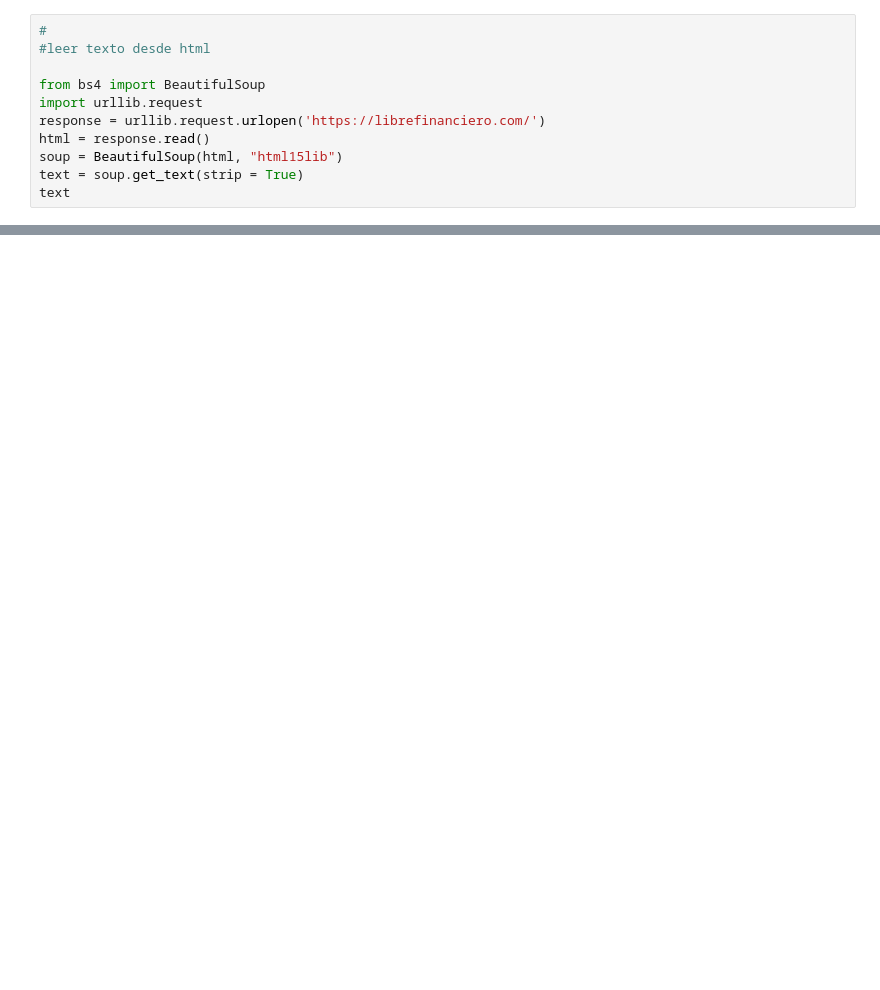
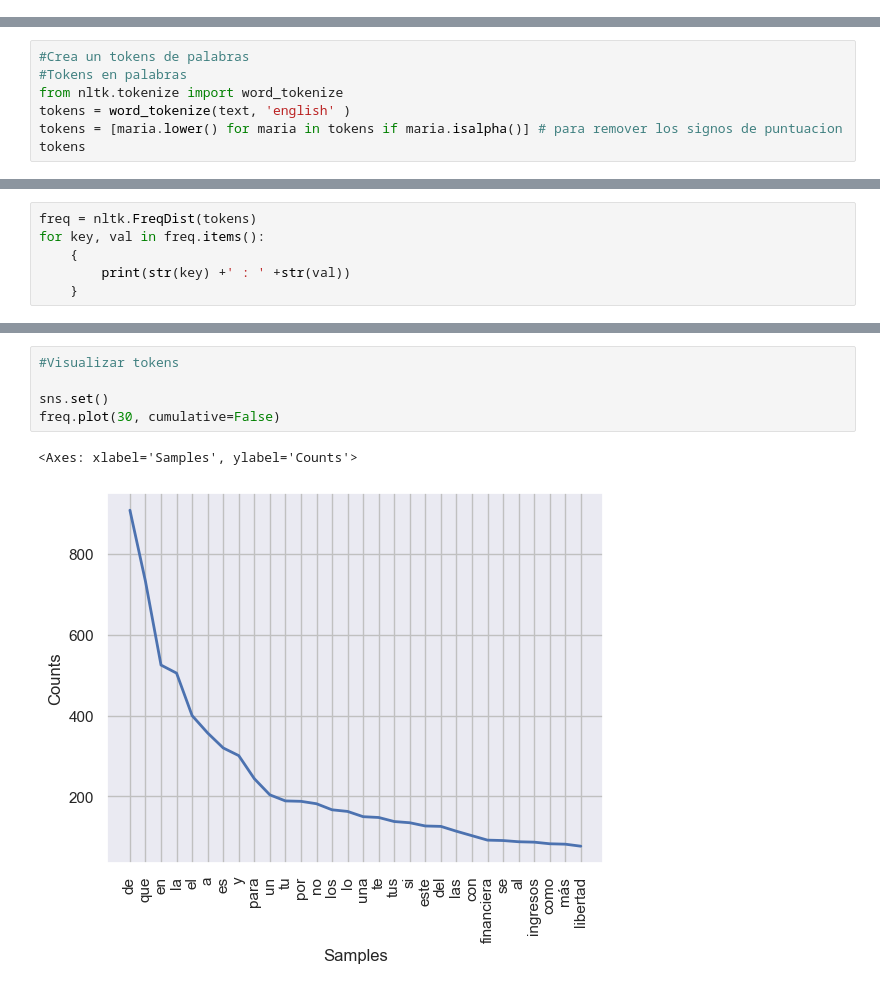
Before and after one commit to AlexManottupa/Python_LearnAI_more, a Jupyter notebook: Modulos Python/ProgramacionNPL.ipynb, the cells around one changed output, grey strips where cells are left out. Cells and saved outputs as stored; diff of their text form; blank space fills up the shorter version.

```diff
--- a/Modulos Python/ProgramacionNPL.ipynb
+++ b/Modulos Python/ProgramacionNPL.ipynb
@@ -7,11 +7,0 @@ True
-# %%
-#
-#leer texto desde html
-
-from bs4 import BeautifulSoup
-import urllib.request
-response = urllib.request.urlopen('https://librefinanciero.com/')
-html = response.read()
-soup = BeautifulSoup(html, "html15lib")
-text = soup.get_text(strip = True)
-text
@@ -19,0 +66,7 @@ HTTPError: HTTP Error 406: Not Acceptable
+# %%
+#Crea un tokens de palabras
+#Tokens en palabras
+from nltk.tokenize import word_tokenize
+tokens = word_tokenize(text, 'english' )
+tokens = [maria.lower() for maria in tokens if maria.isalpha()] # para remover los signos de puntuacion
+tokens
@@ -19,0 +91,6 @@ HTTPError: HTTP Error 406: Not Acceptable
+# %%
+freq = nltk.FreqDist(tokens)
+for key, val in freq.items():
+    {
+        print(str(key) +' : ' +str(val))
+    }
@@ -19,0 +115,8 @@ HTTPError: HTTP Error 406: Not Acceptable
+# %%
+#Visualizar tokens
+
+sns.set()
+freq.plot(30, cumulative=False)
+# %% [output]
+<Axes: xlabel='Samples', ylabel='Counts'>
+[figure, added]
```
Also changed, not shown: parts of 17 cells of this notebook, 5 other files.
